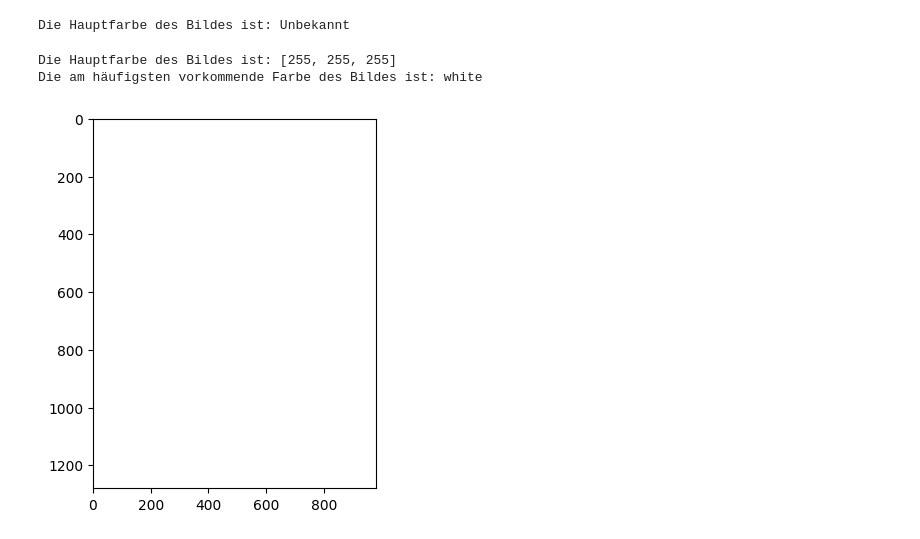
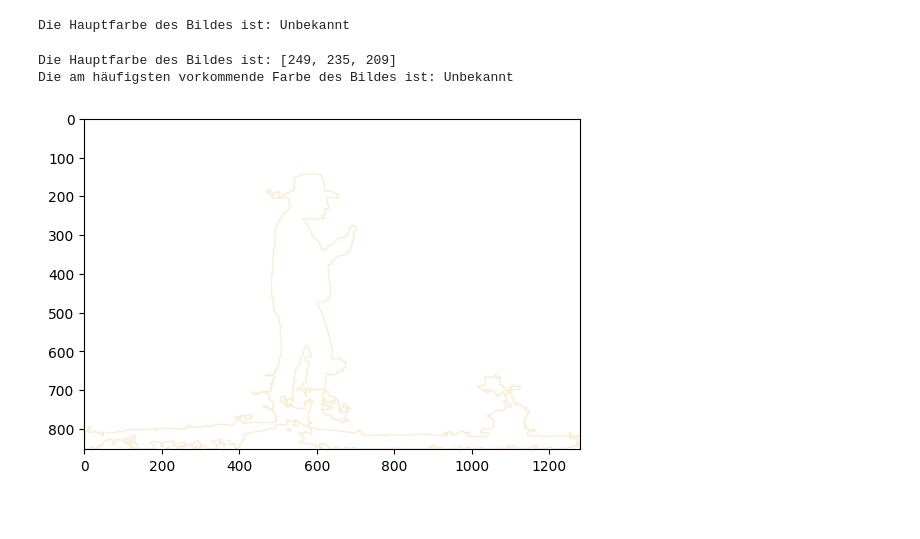
Before and after one commit to uol-mediaprocessing-2023-2024-classroom/project-line-art, a Jupyter notebook: dokumentary/TaleaColorForSegments.ipynb, the cells around one changed output. Saved outputs shown, nothing was run; the diff lists cells and outputs as text; code cells hidden in the pictures; blank space fills up the shorter version.

Commit message:
feat: change image

```diff
--- a/dokumentary/TaleaColorForSegments.ipynb
+++ b/dokumentary/TaleaColorForSegments.ipynb
@@ -99,21 +99,21 @@ def get_color_name(rgb_values):
     return color_name
 
 # Beispielaufruf
-image_path = 'pictures/fox.jpg'
+image_path = 'pictures/woman.jpg'
 most_common_color = get_most_common_color(image_path)
 color_name = get_color_name(most_common_color)
 
 print(f'Die Hauptfarbe des Bildes ist: {most_common_color}')
 print(f'Die am häufigsten vorkommende Farbe des Bildes ist: {color_name}')
 # %% [output]
-Die Hauptfarbe des Bildes ist: [255, 255, 255]
-Die am häufigsten vorkommende Farbe des Bildes ist: white
+Die Hauptfarbe des Bildes ist: [249, 235, 209]
+Die am häufigsten vorkommende Farbe des Bildes ist: Unbekannt
 # %%
 import cv2
 import numpy as np
 from matplotlib import pyplot as plt
 
-image_path = 'pictures/smile.jpg'
+image_path = 'pictures/woman.jpg'
 image = cv2.imread(image_path)
 
 main_color = get_most_common_color(image_path)
@@ -127,31 +127,31 @@ size = (6, 6)
 kernel1 = np.ones((4, 4), np.uint8)
 kernel2 = np.ones((3, 3), np.uint8)
 
 # Color Space Conversion Codes
 gray = cv2.cvtColor(image, cv2.COLOR_BGR2GRAY)
 
 # -- Edge detection -------------------------------------------------------------------
 # Edge Detection Algorithm
 edges = cv2.Canny(gray, CANNY_THRESH_1, CANNY_THRESH_2)
 
 # Enlarges the area of the object, highlighting features
 edges = cv2.dilate(edges, kernel1)
 
 # Erode the boundaries of the foreground object
 edges = cv2.erode(edges, kernel2)
 
 # Assignment of pixel values in relation to the provided threshold
 _, binary = cv2.threshold(gray, 100, 255, cv2.THRESH_BINARY)
 
 contours, hierarchy = cv2.findContours(edges, cv2.RETR_EXTERNAL, cv2.CHAIN_APPROX_SIMPLE)
 
 # Create a white background image
 white_background = np.ones_like(image) * 255
 
 drawing = np.copy(white_background)
 CountersImg = cv2.drawContours(drawing, contours, -1,  main_color, 2)
 
 plt.imshow(CountersImg)
 plt.show()
 # %% [output]
-[figure, old version]
+[figure, new version]
```
